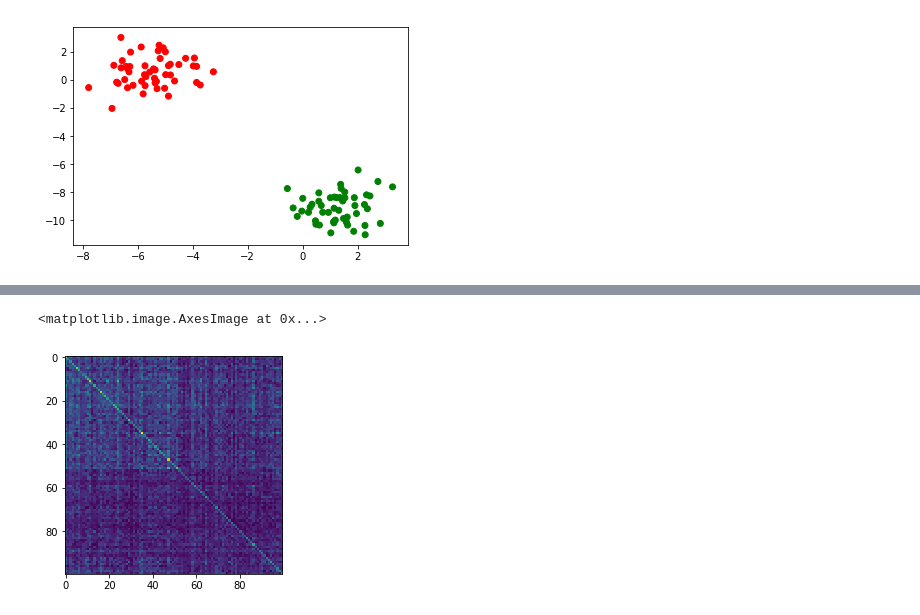
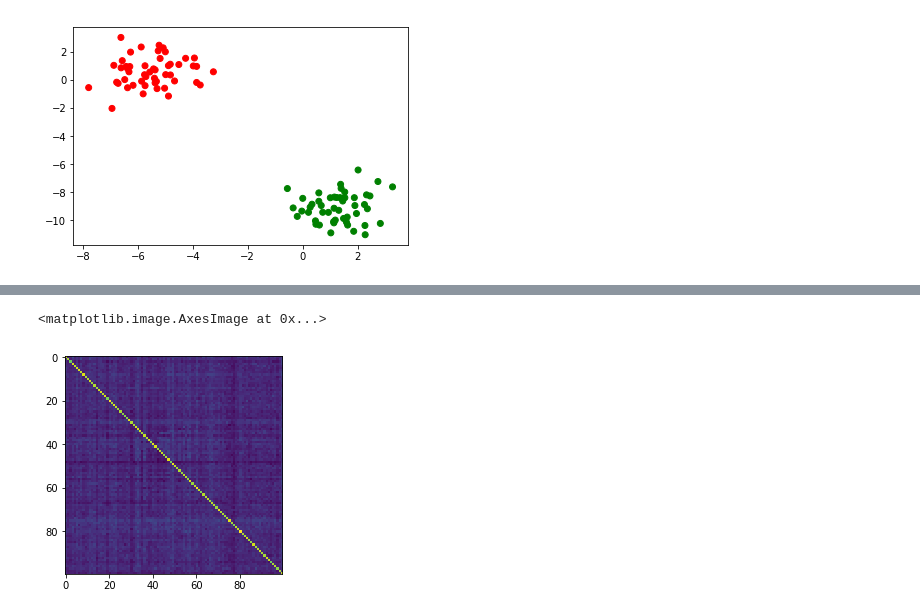
Before and after one commit to neurodata/SPORF, a Jupyter notebook: docs/demos/URerF/simple_unsupervised_classification.ipynb, the cells around one changed output, grey strips where cells are left out. Saved outputs shown, nothing was run; the diff lists cells and outputs as text; code cells hidden in the pictures.

```diff
--- a/docs/demos/URerF/simple_unsupervised_classification.ipynb
+++ b/docs/demos/URerF/simple_unsupervised_classification.ipynb
@@ -48,9 +48,8 @@ plt.imshow(A)
 # %%
-yisort = np.argsort(clustering.labels_)
-B = A[yisort,:]
-C = B[:,yisort]
+# yisort = np.argsort(clustering.labels_)
+yisort = np.argsort(y)
+C = A[np.ix_(yisort, yisort)]
+plt.imshow(C)
+# %% [output]
+<matplotlib.image.AxesImage at 0x...>
+[figure, added]
-# %%
-plt.imshow(C)
-# %% [output]
-<matplotlib.image.AxesImage at 0x...>
-[figure, removed]
```
Also changed, not shown: parts of 5 cells of this notebook, 2 other files.
